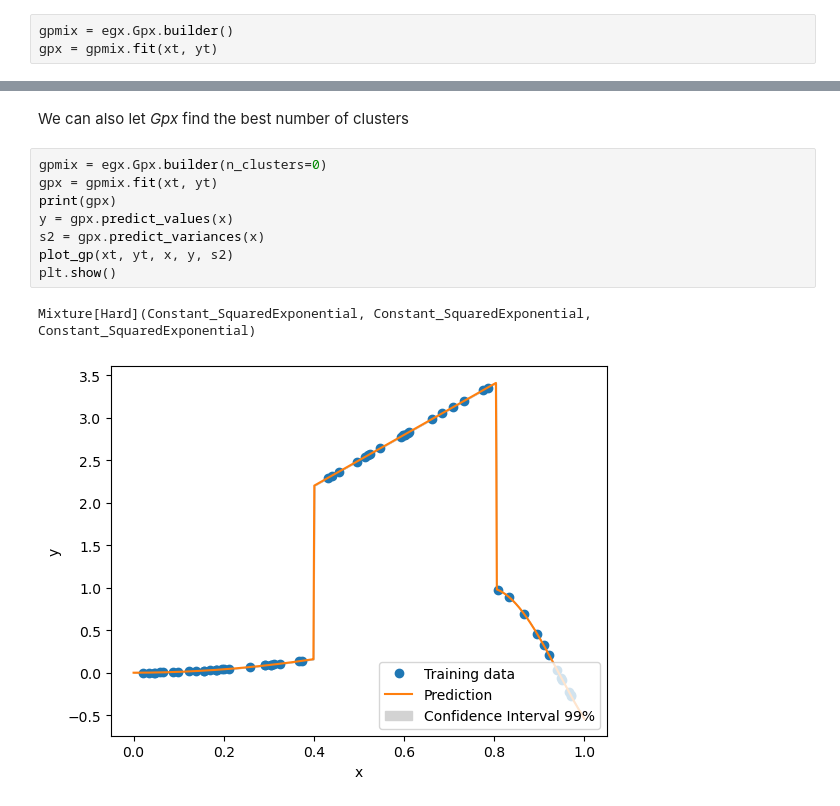
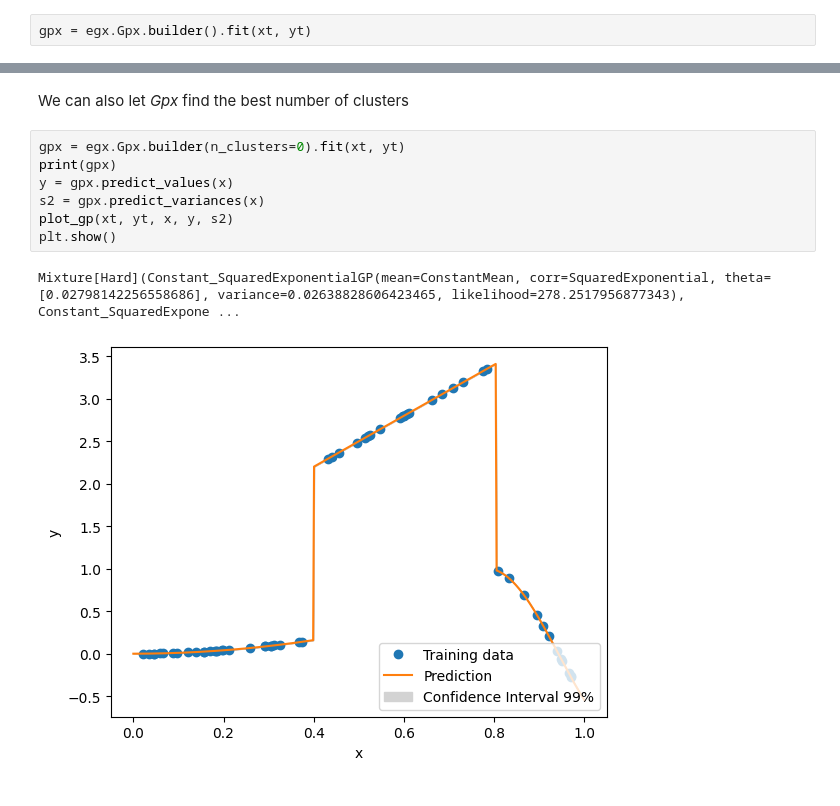
Before and after one commit to relf/egobox, a Jupyter notebook: doc/Gpx_Tutorial.ipynb, the cells around one changed output, grey strips where cells are left out. Drawn from its saved outputs; the diff is of its cells as text.

```diff
--- a/doc/Gpx_Tutorial.ipynb
+++ b/doc/Gpx_Tutorial.ipynb
@@ -25,8 +25,7 @@ yt = np.array([[0.0, 1.0, 1.5, 0.9, 1.0]]).T
 # %% [markdown]
 #### Building the surrogate
 # %%
-gpmix = egx.Gpx.builder()
-gpx = gpmix.fit(xt, yt)
+gpx = egx.Gpx.builder().fit(xt, yt)
 # %% [markdown]
 ### Prediction
 # %% [markdown]
@@ -235,13 +232,12 @@ plt.show()
 # %% [markdown]
 We can also let _Gpx_ find the  best number of clusters
 # %%
-gpmix = egx.Gpx.builder(n_clusters=0)
-gpx = gpmix.fit(xt, yt)
+gpx = egx.Gpx.builder(n_clusters=0).fit(xt, yt)
 print(gpx)
 y = gpx.predict_values(x)
 s2 = gpx.predict_variances(x)
 plot_gp(xt, yt, x, y, s2)
 plt.show()
 # %% [output]
-Mixture[Hard](Constant_SquaredExponential, Constant_SquaredExponential, Constant_SquaredExponential)
+Mixture[Hard](Constant_SquaredExponentialGP(mean=ConstantMean, corr=SquaredExponential, theta=[0.02798142256558686], variance=0.02638828606423465, likelihood=278.2517956877343), Constant_SquaredExpone ...
-[figure, old version]
+[figure, new version]
```
Also changed, not shown: parts of 7 cells of this notebook.
